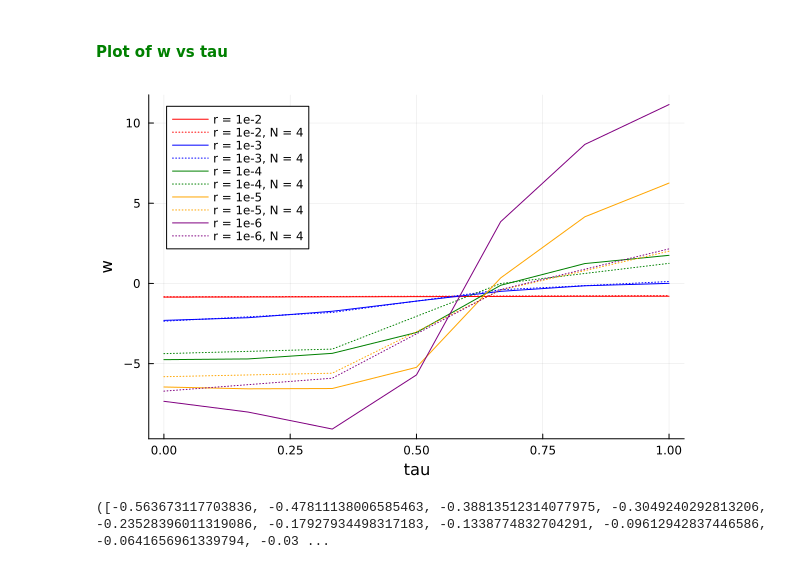
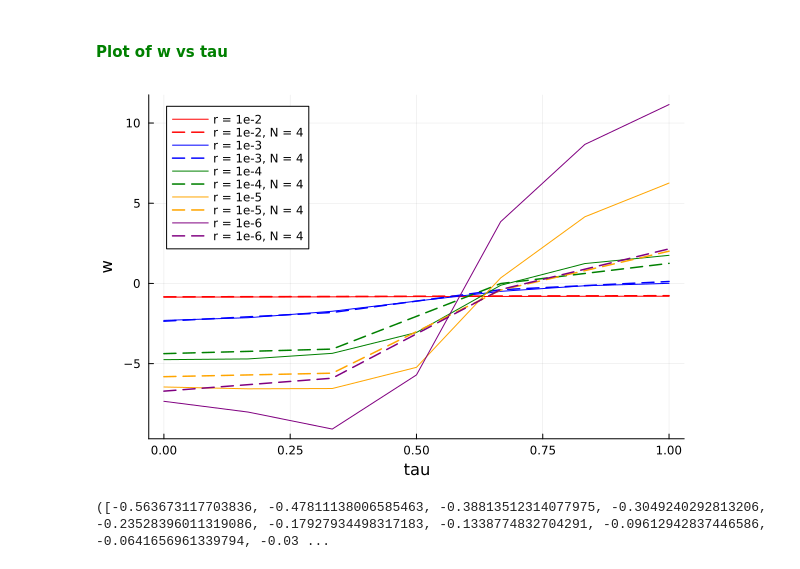
Before and after one commit to hody-chang/NODE_research, a Jupyter notebook: Julia/Ntest.ipynb, the cells around one changed output. Cells and saved outputs as stored; diff of their text form; code cells hidden in the pictures.

Commit message:
Update graph

```diff
--- a/Julia/Ntest.ipynb
+++ b/Julia/Ntest.ipynb
@@ -137,19 +137,19 @@ Time to train: 157.8615305
 # %%
 plt = plot()
 colors = [:red, :blue, :green, :orange, :purple]
 for i in 1:5
     plot!(x_7,w_r_7[i,:],label="r = 1e-$(i+1)", color=colors[i])
-    plot!(x1,w_r[i,:],label="r = 1e-$(i+1), N = 4", linestyle=:dot, color=colors[i])
+    plot!(x1,w_r[i,:],label="r = 1e-$(i+1), N = 4", linestyle=:dash, color=colors[i],linewidth = 1.5)
 end
 
 xlabel!(plt, "tau")
 ylabel!(plt, "w")
 
 display(plt)
 
 #savefig(plt, "figs/Ntest_N7_wplot.png")
 # %% [output]
-[figure, old version]
+[figure, new version]
 # %%
 param_node = param()
 param_node.r = r = 10.0 ^ (-(6))
```
Also changed, not shown: parts of 1 cell of this notebook.
